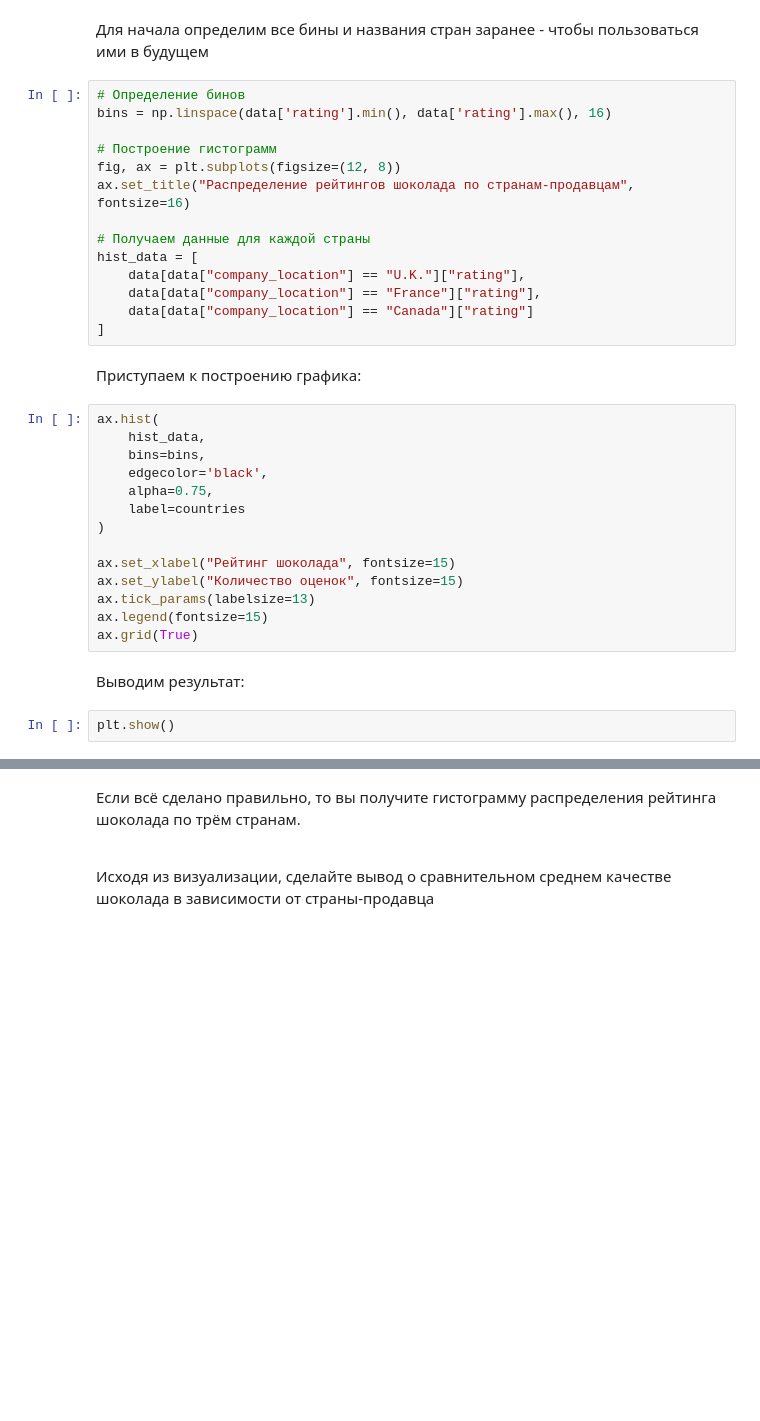
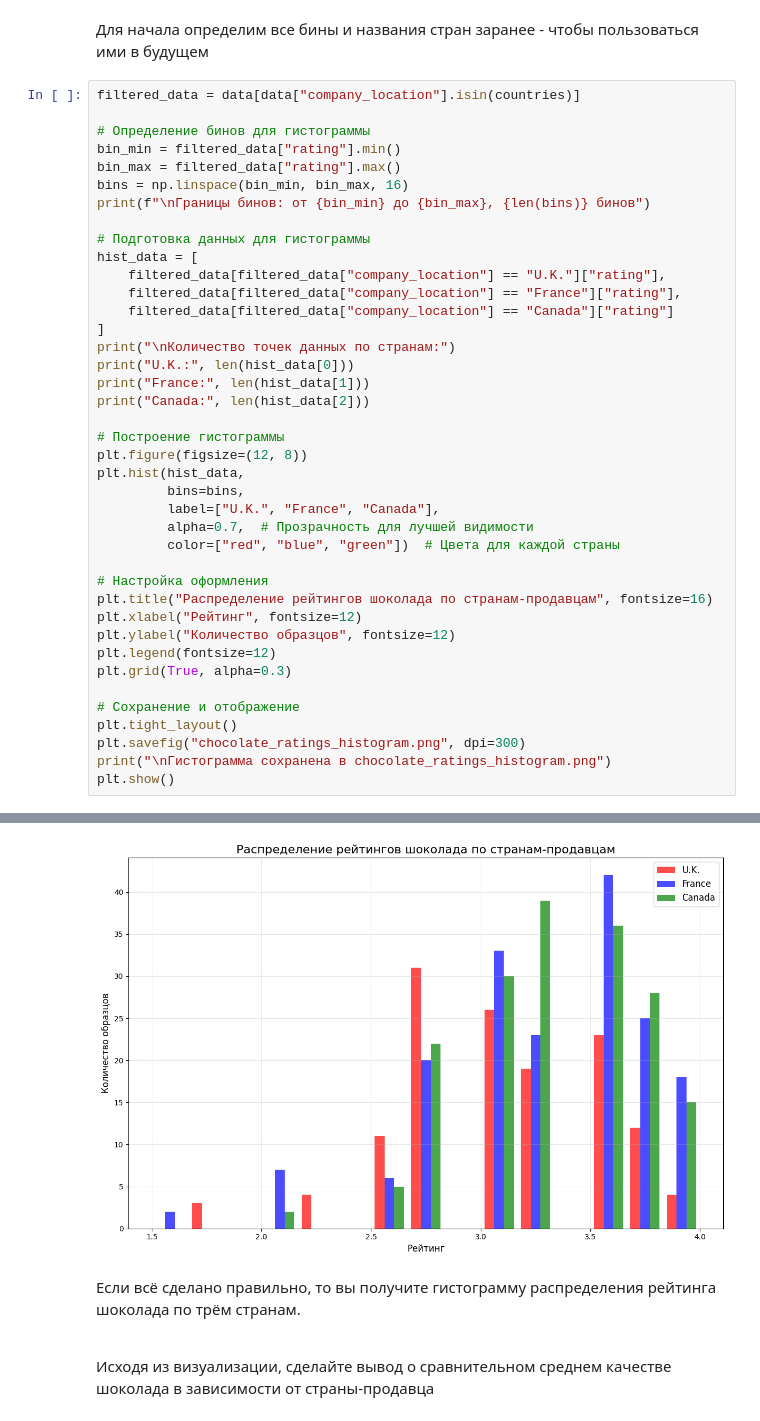
Before and after one commit to A-l-E-v/ML-Engineer, a Jupyter notebook: PyLibs/Matplotlib/Homework_2.ipynb, the cells around one changed output, grey strips where cells are left out. Saved outputs shown, nothing was run; the diff lists cells and outputs as text; blank space fills up the shorter version.

```diff
--- a/PyLibs/Matplotlib/Homework_2.ipynb
+++ b/PyLibs/Matplotlib/Homework_2.ipynb
@@ -56,37 +86,44 @@ data
 В первом задании нам предстоит визуализировать гистограммы оценок шоколада критиками в зависимости от страны продавца. Визуализировать мы их будем обычным методом: используя уже знакомый нам интерфейс pyplot.
 # %% [markdown]
 Для начала определим все бины и названия стран заранее - чтобы пользоваться ими в будущем
-# %%
-# Определение бинов
-bins = np.linspace(data['rating'].min(), data['rating'].max(), 16)
-
-# Построение гистограмм
-fig, ax = plt.subplots(figsize=(12, 8))
-ax.set_title("Распределение рейтингов шоколада по странам-продавцам", fontsize=16)
-
-# Получаем данные для каждой страны
-hist_data = [
-    data[data["company_location"] == "U.K."]["rating"],
-    data[data["company_location"] == "France"]["rating"],
-    data[data["company_location"] == "Canada"]["rating"]
-]
-# %% [markdown]
-Приступаем к построению графика:
-# %%
-ax.hist(
-    hist_data,
-    bins=bins,
-    edgecolor='black',
-    alpha=0.75,
-    label=countries
-)
-
-ax.set_xlabel("Рейтинг шоколада", fontsize=15)
-ax.set_ylabel("Количество оценок", fontsize=15)
-ax.tick_params(labelsize=13)
-ax.legend(fontsize=15)
-ax.grid(True)
-# %% [markdown]
-Выводим результат:
-# %%
-plt.show()
+# %%
+filtered_data = data[data["company_location"].isin(countries)]
+
+# Определение бинов для гистограммы
+bin_min = filtered_data["rating"].min()
+bin_max = filtered_data["rating"].max()
+bins = np.linspace(bin_min, bin_max, 16)
+print(f"\nГраницы бинов: от {bin_min} до {bin_max}, {len(bins)} бинов")
+
+# Подготовка данных для гистограммы
+hist_data = [
+    filtered_data[filtered_data["company_location"] == "U.K."]["rating"],
+    filtered_data[filtered_data["company_location"] == "France"]["rating"],
+    filtered_data[filtered_data["company_location"] == "Canada"]["rating"]
+]
+print("\nКоличество точек данных по странам:")
+print("U.K.:", len(hist_data[0]))
+print("France:", len(hist_data[1]))
+print("Canada:", len(hist_data[2]))
+
+# Построение гистограммы
+plt.figure(figsize=(12, 8))
+plt.hist(hist_data,
+         bins=bins,
+         label=["U.K.", "France", "Canada"],
+         alpha=0.7,  # Прозрачность для лучшей видимости
+         color=["red", "blue", "green"])  # Цвета для каждой страны
+
+# Настройка оформления
+plt.title("Распределение рейтингов шоколада по странам-продавцам", fontsize=16)
+plt.xlabel("Рейтинг", fontsize=12)
+plt.ylabel("Количество образцов", fontsize=12)
+plt.legend(fontsize=12)
+plt.grid(True, alpha=0.3)
+
+# Сохранение и отображение
+plt.tight_layout()
+plt.savefig("chocolate_ratings_histogram.png", dpi=300)
+print("\nГистограмма сохранена в chocolate_ratings_histogram.png")
+plt.show()
+# %% [output]
@@ -93,3 +138,4 @@ plt.show()
+[figure, added]
 # %% [markdown]
 Если всё сделано правильно, то вы получите гистограмму распределения рейтинга шоколада по трём странам. <br><br>
 
```
Also changed, not shown: parts of 13 cells of this notebook, 13 other files.
